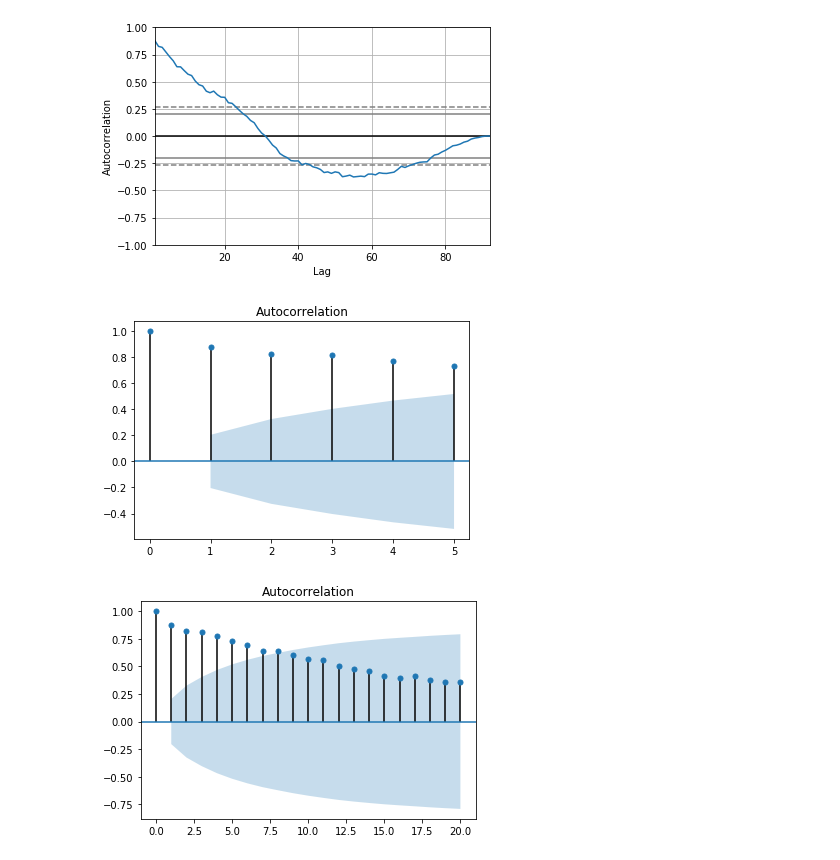
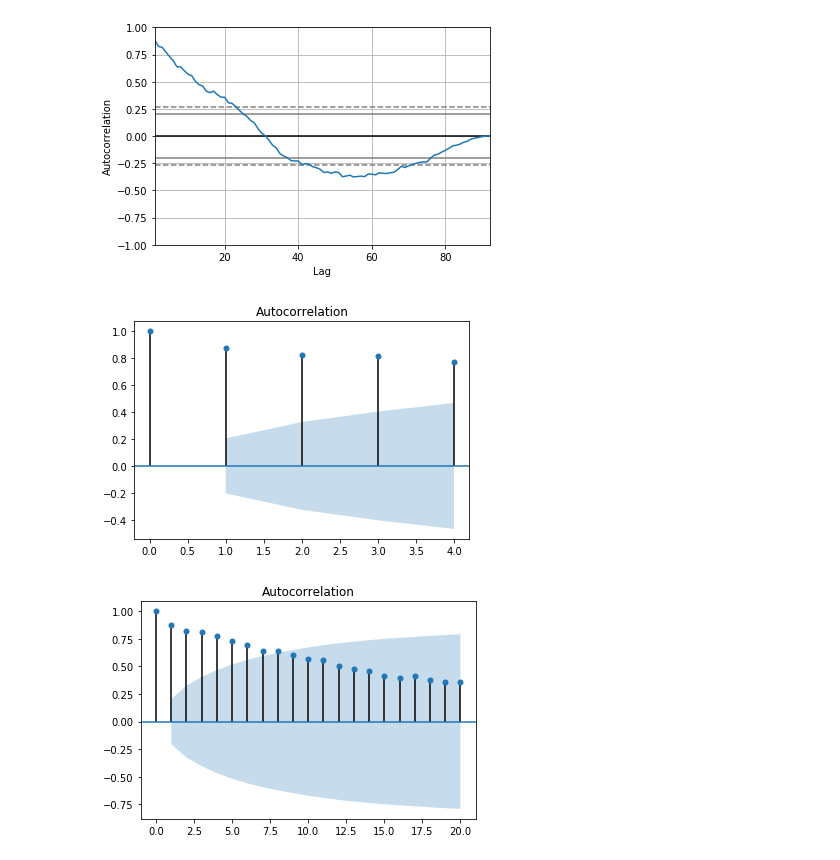
Before and after one commit to lppier/Indian_TV_Time_Series, a Jupyter notebook: TimeSeriesRegression.ipynb, the cells around one changed output. Cells and saved outputs as stored; diff of their text form; code cells hidden in the pictures.

Commit message:
Add images and regression model

```diff
--- a/TimeSeriesRegression.ipynb
+++ b/TimeSeriesRegression.ipynb
@@ -51,9 +52,9 @@ plt.show()
 [figure]
 # %%
 from statsmodels.graphics.tsaplots import plot_acf
-plot_acf(df, lags=5)
+plot_acf(df, lags=4)
 # %% [output]
-[figure, old version]
+[figure, new version]
 # %%
 plot_acf(df, lags=20)
 # %% [output]
```
Also changed, not shown: parts of 5 cells of this notebook, 5 other files.
